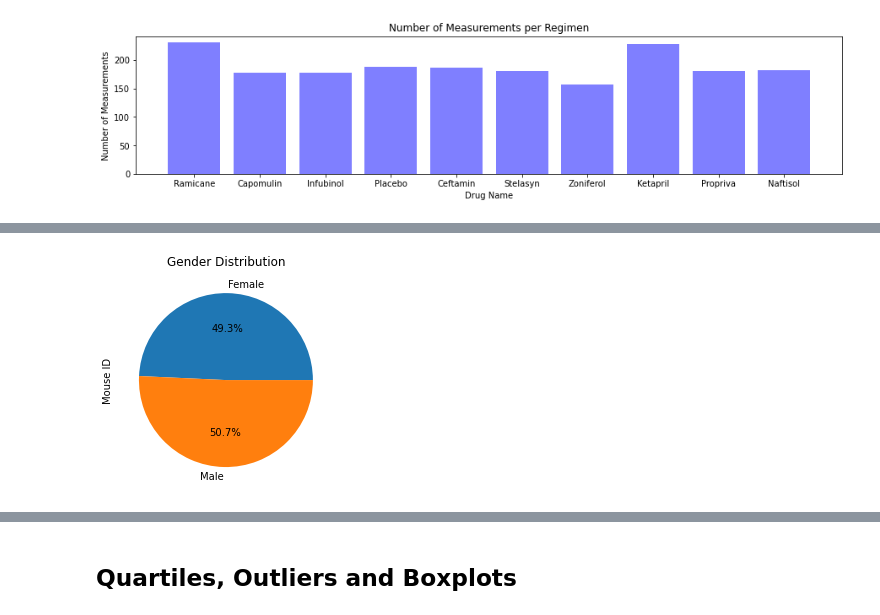
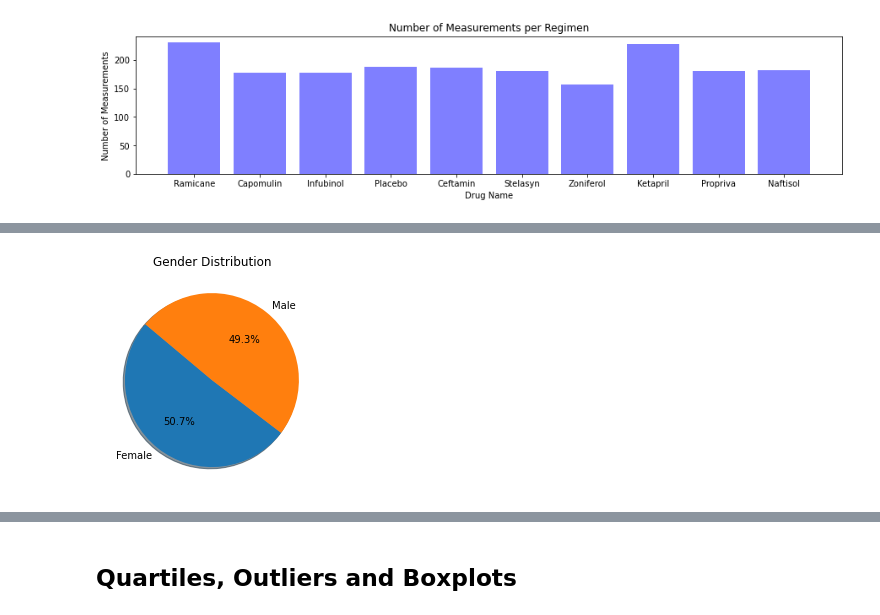
Before and after one commit to nadiarichards/matplotlib_challenge, a Jupyter notebook: Pymaceuticals/pymaceuticals_starter.ipynb, the cells around one changed output, grey strips where cells are left out. Drawn from its saved outputs; the diff is of its cells as text; code cells hidden in the pictures.

```diff
--- a/Pymaceuticals/pymaceuticals_starter.ipynb
+++ b/Pymaceuticals/pymaceuticals_starter.ipynb
@@ -265,0 +267,4 @@ Name: Mouse ID, dtype: int64
+# %%
+pandas_pie=clean_pharma_df["Sex"].value_counts()
+pandas_pie.plot(kind='pie', autopct='%1.1f%%', title="Gender Distribution")
+plt.show()
@@ -266,6 +273,8 @@ Name: Mouse ID, dtype: int64
 # %%
-# Generate a pie plot showing the distribution of female versus male mice using pandas
+# Generate a pie plot showing the distribution of female versus male mice using pyplot
 
-gender_chart = pie_chart_gender.plot(kind="pie", y="sex", title="Gender Distribution", autopct="%1.1f%%")
+plt.pie(pandas_pie, labels = ["Female", "Male"], autopct="%1.1f%%", shadow=True, startangle=140)
+plt.title("Gender Distribution")
+plt.show()
 # %% [output]
-[figure, old version]
+[figure, new version]
```
Also changed, not shown: parts of 13 cells of this notebook, 1 other file.
